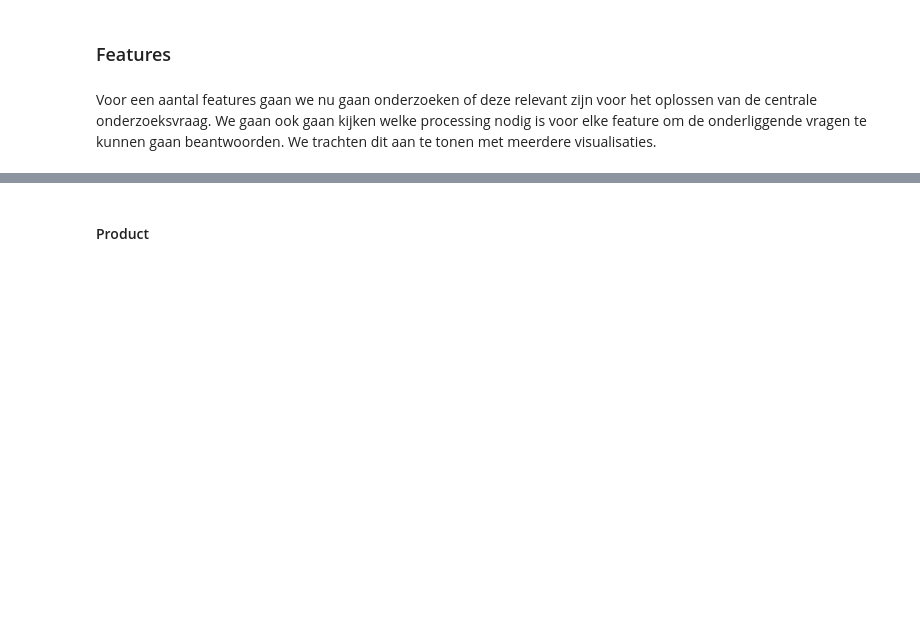
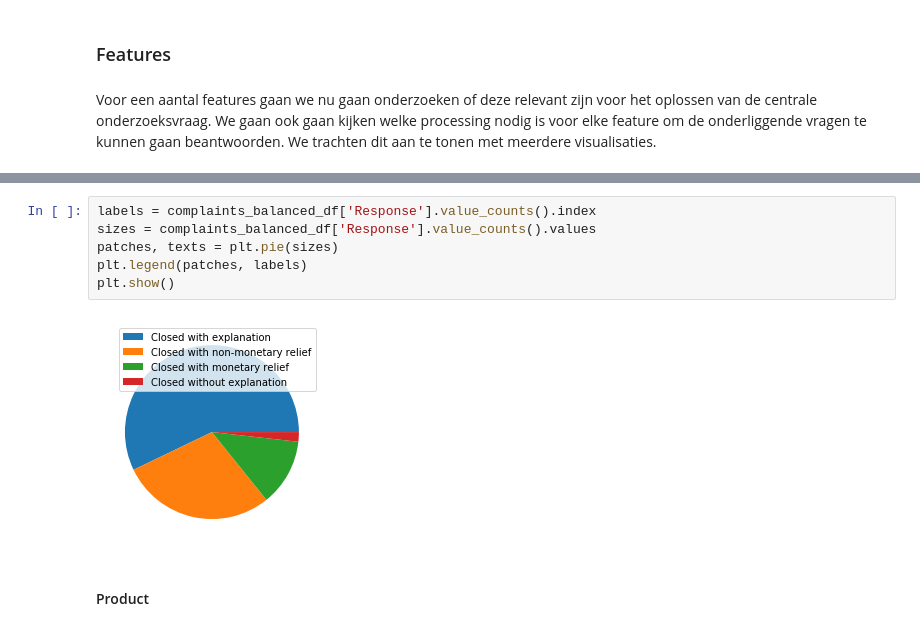
Before and after one commit to WouterStemgee/applied-machine-learning-consumer-complaints-database, a Jupyter notebook: sprint3/sprint3.ipynb, the cells around one changed output, grey strips where cells are left out. Drawn from its saved outputs; the diff is of its cells as text; blank space fills up the shorter version.

```diff
--- a/sprint3/sprint3.ipynb
+++ b/sprint3/sprint3.ipynb
@@ -63,3 +105,11 @@ Voor een aantal features gaan we nu gaan onderzoeken of deze relevant zijn voor
+# %%
+labels = complaints_balanced_df['Response'].value_counts().index
+sizes = complaints_balanced_df['Response'].value_counts().values
+patches, texts = plt.pie(sizes)
+plt.legend(patches, labels)
+plt.show()
+# %% [output]
+[figure, added]
 # %% [markdown]
 #### Product
 # %% [markdown]
```
Also changed, not shown: parts of 47 cells of this notebook.
